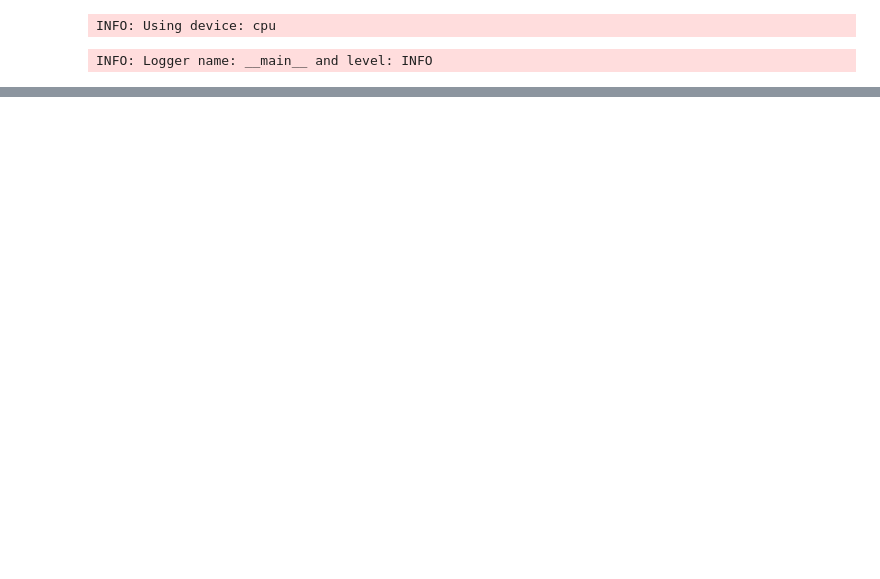
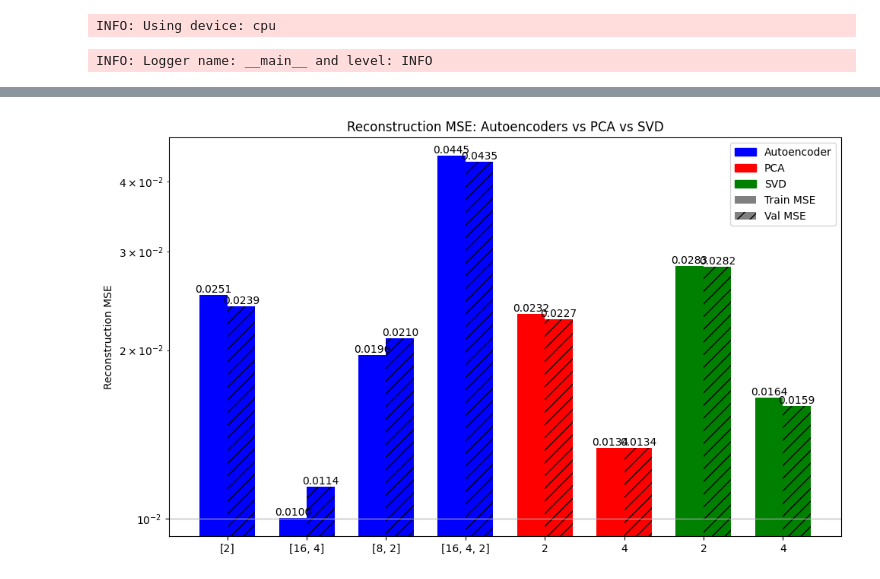
Before and after one commit to CameronRojas/AQI_Training, a Jupyter notebook: training_prototype_V2/time_variant_AE.ipynb, the cells around one changed output, grey strips where cells are left out. Drawn from its saved outputs; the diff is of its cells as text; code cells hidden in the pictures; blank space fills up the shorter version.

```diff
--- a/training_prototype_V2/time_variant_AE.ipynb
+++ b/training_prototype_V2/time_variant_AE.ipynb
@@ -310,0 +404,17 @@ INFO: Early stopping at epoch 16
+# %%
+def svd(X_train_scaled, X_val_scaled, n_components=2):
+    svd = TruncatedSVD(n_components=n_components, random_state=42)
+    X_train_svd = svd.fit_transform(X_train_scaled)
+    X_train_svd_recon = svd.inverse_transform(X_train_svd)
+
+    # Calculate reconstruction MSE for training data
+    svd_mse_train = np.mean((X_train_scaled - X_train_svd_recon) ** 2)
+    logger.info(f"SVD reconstruction MSE (train): {svd_mse_train:.6f}")
+    logger.info(f"SVD explained variance ratio: {svd.explained_variance_ratio_.sum():.3f}")
+
+    # Apply to test data
+    X_val_svd = svd.transform(X_val_scaled)
+    X_val_svd_recon = svd.inverse_transform(X_val_svd)
+    svd_mse_val = np.mean((X_val_scaled - X_val_svd_recon) ** 2)
+    logger.info(f"SVD reconstruction MSE (val): {svd_mse_val:.6f}")
+    return svd_mse_train, svd_mse_val
@@ -418,0 +463,10 @@ def compare_results(results, full_results):
+# %%
+latent_dims = list(set(hidden_layer_config[-1] for hidden_layer_config in hidden_layers))
+logger.info(f"Evaluating PCA and SVD for latent dimensions: {latent_dims}")
+pca_results = {}
+svd_results = {}
+for dim in latent_dims:
+    pca_mse_train, pca_mse_val = pca(X_train_scaled, X_val_scaled, n_components=dim)
+    svd_mse_train, svd_mse_val = svd(X_train_scaled, X_val_scaled, n_components=dim)
+    pca_results[dim] = {'train': pca_mse_train, 'val': pca_mse_val}
+    svd_results[dim] = {'train': svd_mse_train, 'val': svd_mse_val}
@@ -419,3 +487,7 @@ def compare_results(results, full_results):
+# %%
+plot_reconstruction_comparison(results_minmax, pca_results, svd_results)
+# %% [output]
+[figure, added]
 # %%
 compare_results(results, results_minmax)
 # %% [output]
```
Also changed, not shown: parts of 30 cells of this notebook.
